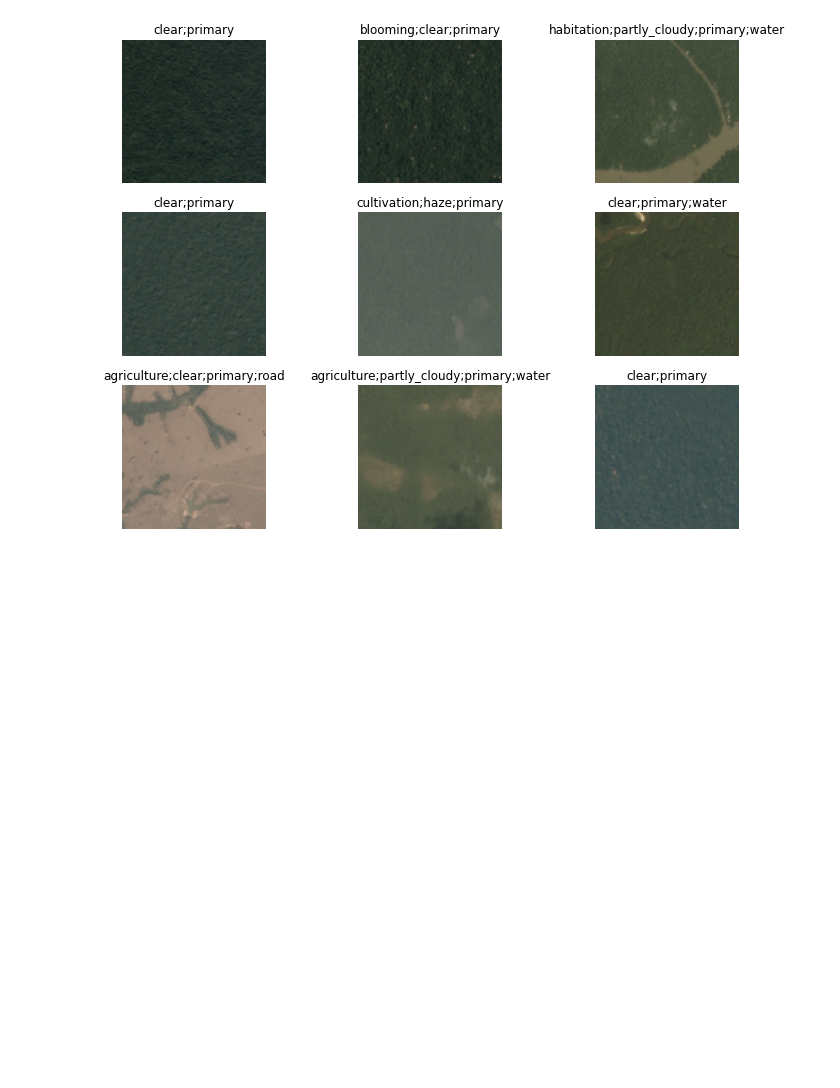
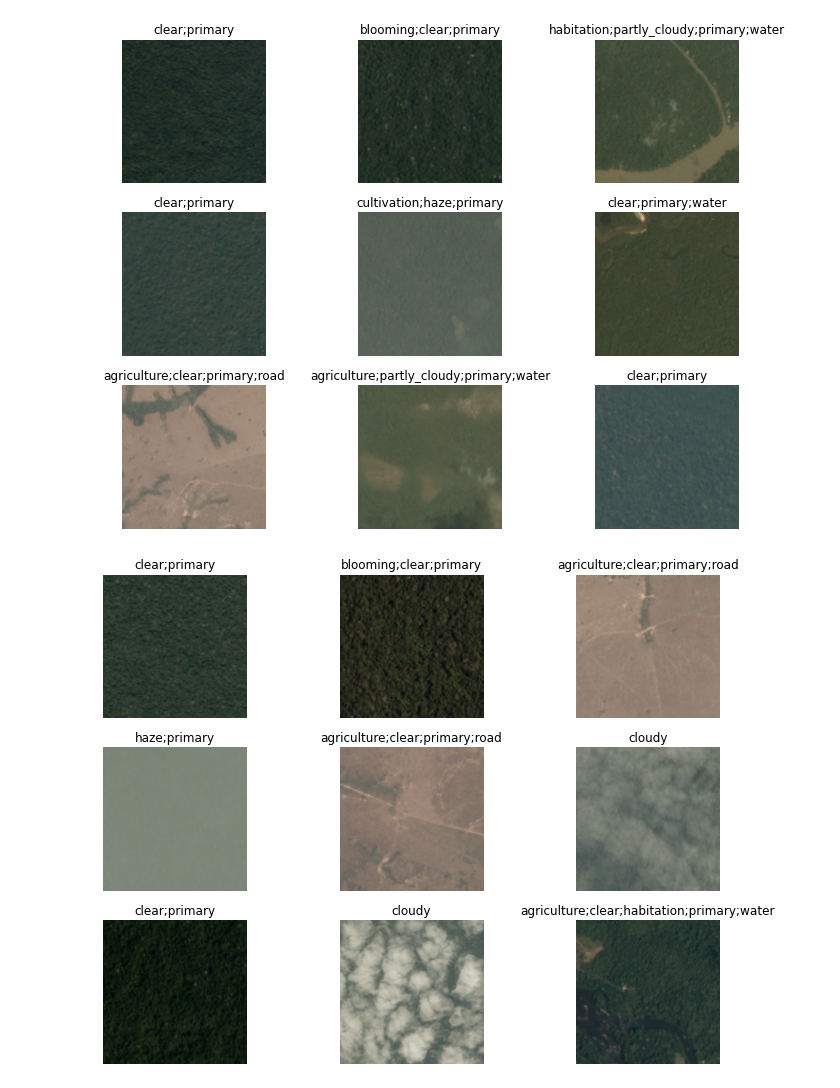
Before and after one commit to Aravinda89/multi_label_classification, a Jupyter notebook: Multi_Label_Classification.ipynb, the cells around one changed output. Cells and saved outputs as stored; diff of their text form; code cells hidden in the pictures; blank space fills up the shorter version.

```diff
--- a/Multi_Label_Classification.ipynb
+++ b/Multi_Label_Classification.ipynb
@@ -180,0 +187,13 @@ dls.show_batch(max_n=9, figsize=(12,9))
+# %%
+def _planet_items(x):
+  return (f'{planet_source}/train/'+x.image_name+'.jpg', x.tags.str.split())
+# %%
+planet = DataBlock.from_columns(blocks=(ImageBlock, MultiCategoryBlock),
+                   get_items = _planet_items,
+                   splitter=RandomSplitter(),
+                   batch_tfms=batch_tfms)
+# %%
+dls = planet.dataloaders(df)
+dls.show_batch(max_n=9, figsize=(12,9))
+# %% [output]
+[figure, added]
```
Also changed, not shown: parts of 15 cells of this notebook.
